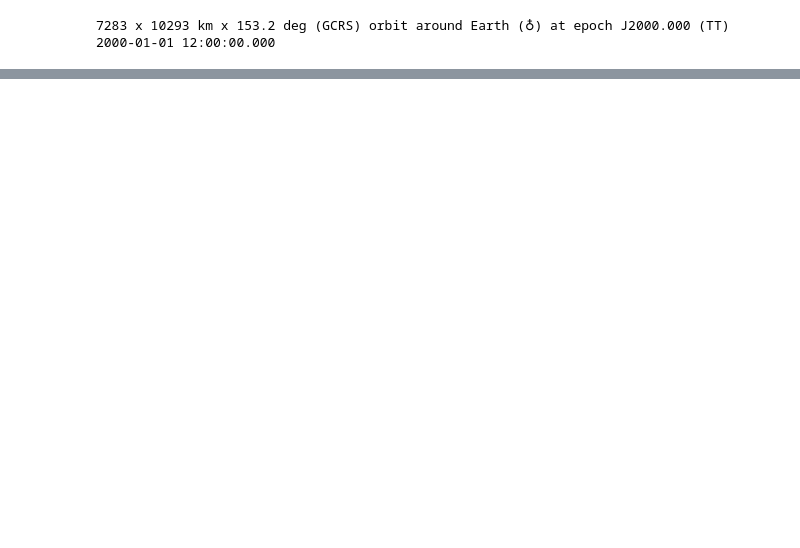
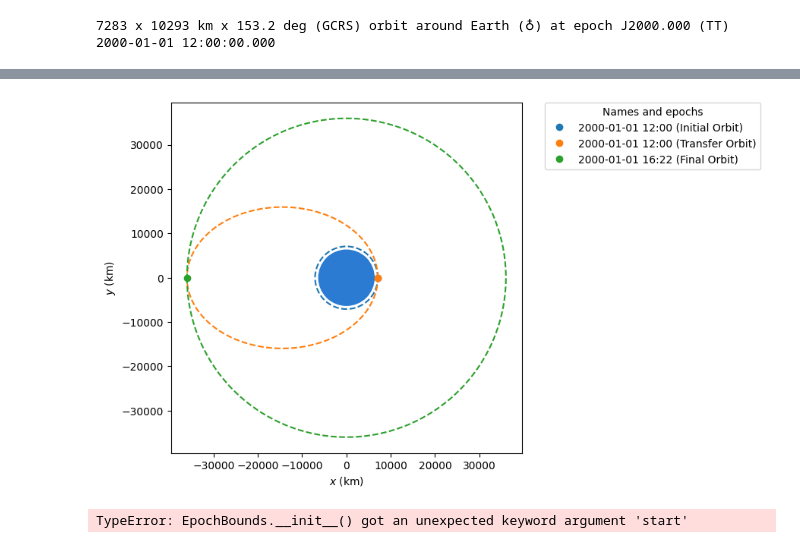
Before and after one commit to yxand/orbit-trajectory-optimizer, a Jupyter notebook: hapsiraGettingStarted.ipynb, the cells around one changed output, grey strips where cells are left out. Saved outputs shown, nothing was run; the diff lists cells and outputs as text; code cells hidden in the pictures; blank space fills up the shorter version.

```diff
--- a/hapsiraGettingStarted.ipynb
+++ b/hapsiraGettingStarted.ipynb
@@ -15,0 +53,51 @@ orb.plot()
+# %%
+from hapsira.plotting import OrbitPlotter
+from hapsira.maneuver import Maneuver
+from hapsira.plotting.orbit.backends import Matplotlib2D, Plotly3D
+
+orb_i = Orbit.circular(Earth, 700 << u.km) # create a circular orbit around Earth at 700 km altitude
+hoh = Maneuver.hohmann(orb_i, 36000 << u.km) # create a Hohmann maneuver to transfer from the initial orbit to a circular orbit at 1400 km altitude
+orbA, orbF = orb_i.apply_maneuver(hoh, intermediate = True) # apply a Hohmann maneuver to the initial orbit and get the resulting orbits
+
+op = OrbitPlotter(backend = Matplotlib2D()) # create an orbital plotter object with matplotlib backend
+op.plot(orb_i, label = 'Initial Orbit') # plot the initial orbit
+op.plot(orbA, label = 'Transfer Orbit') # plot the transfer orbit
+op.plot(orbF, label = 'Final Orbit') # plot the final orbit
+op.show() # show the plot
+# %% [output]
+[figure, added]
+# %%
+from astropy.time import Time
+from hapsira.ephem import Ephem
+from hapsira.twobody.sampling import EpochBounds
+from astropy.coordinates import solar_system_ephemeris
+
+solar_system_ephemeris.set("jpl")
+# Set dates for launch and arrival of Mars Orbiting Lab
+date_launch = Time('2011-11-26 15:02', scale='tdb')
+date_arrival = Time('2012-08-06 05:17', scale='tdb')
+
+orb_Launch = Orbit.from_ephem(Sun, Ephem.from_body(Earth, date_launch), date_launch) # create an orbit from the ephemeris of Earth at the launch date
+orb_Arrival = Orbit.from_ephem(Sun, Ephem.from_body(Mars, date_arrival), date_arrival) # create an orbit from the ephemeris of Mars at the arrival date
+
+# create a Lambert maneuver to transfer from the launch orbit to the arrival orbit
+man_lambert = Maneuver.lambert(orb_Launch, orb_Arrival)
+
+# Each impulse is (time_offset, delta_v_vector) — unpack both
+(t_a, dv_a), (t_b, dv_b) = man_lambert.impulses
+
+# create a transfer orbit from the launch orbit and the delta v required for the Lambert maneuver
+orb_transfer = Orbit.from_vectors(Sun, orb_Launch.r, orb_Launch.v + dv_a, epoch = date_launch)
+
+# get the ephemeris of the transfer orbit
+transfer_ephem = orb_transfer.to_ephem(
+    strategy = EpochBounds(min_epoch = date_launch, max_epoch = date_arrival)
+)
+
+op = OrbitPlotter(backend = Plotly3D()) # create an orbital plotter object with Plotly backend
+op.plot_ephem(Ephem.from_body(Earth, date_launch), label = 'Earth at Launch', color = 'blue') # plot the launch orbit
+op.plot_ephem(Ephem.from_body(Mars, date_arrival), label = 'Mars at Arrival', color = 'red') # plot the arrival orbit
+op.plot_ephem(transfer_ephem, label = 'Transfer Orbit', color = 'green') # plot the transfer orbit
+op.show() # show the plot
+# %% [output]
+TypeError: EpochBounds.__init__() got an unexpected keyword argument 'start'
```
Also changed, not shown: parts of 3 cells of this notebook.
